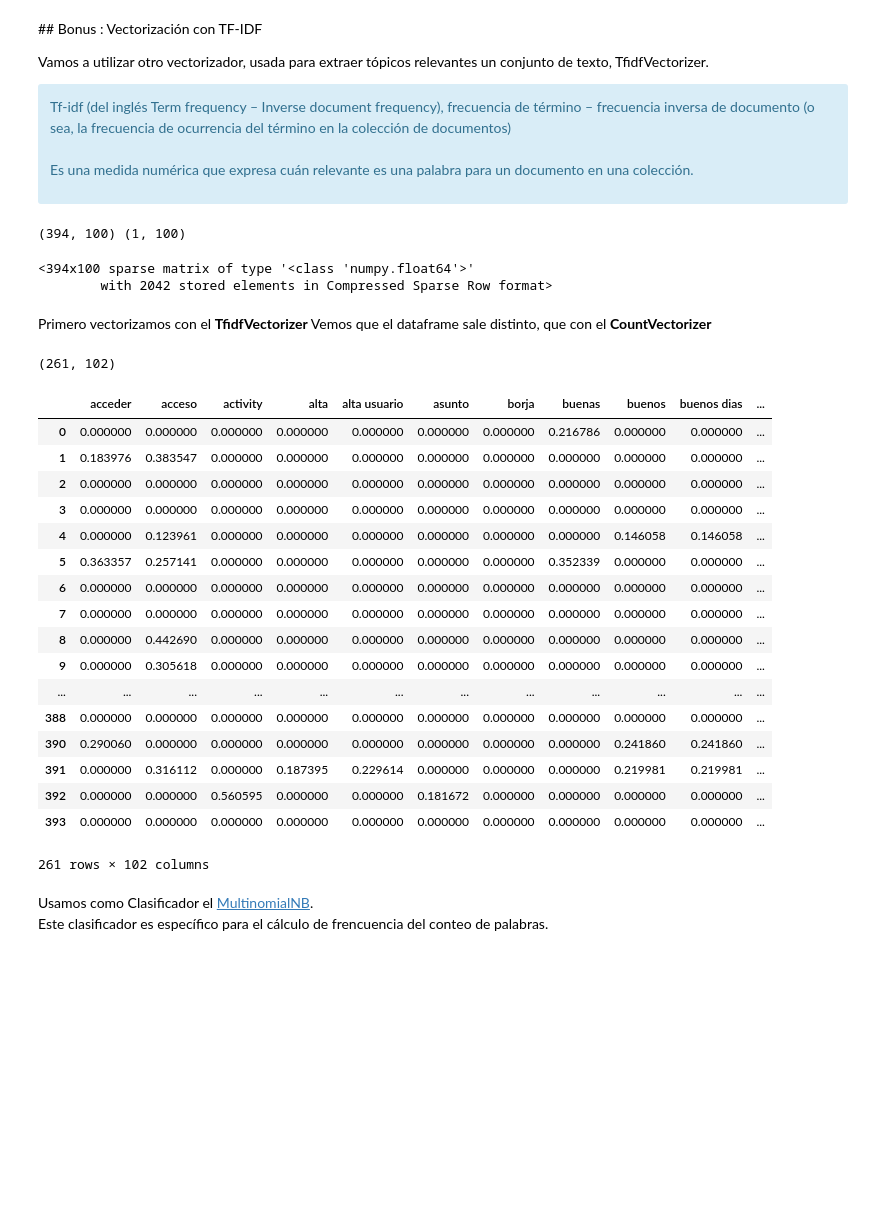
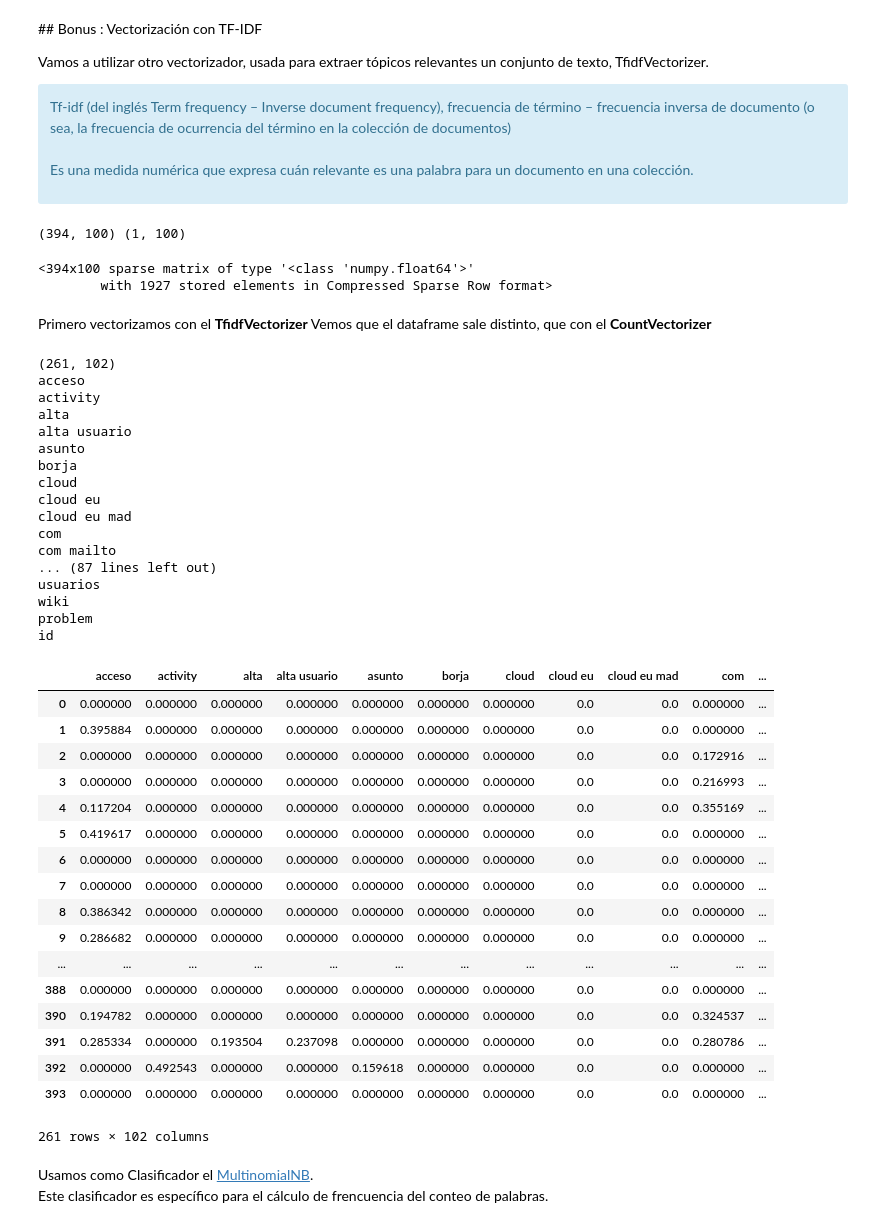
Before and after one commit to jaimevalero/python-machine-learning-book-2nd-edition, a Jupyter notebook: ejercicios/Ejercicio 10 - Natural language vectorization.ipynb, the cells around one changed output. Saved outputs shown, nothing was run; the diff lists cells and outputs as text; code cells hidden in the pictures; blank space fills up the shorter version.

```diff
--- a/ejercicios/Ejercicio 10 - Natural language vectorization.ipynb
+++ b/ejercicios/Ejercicio 10 - Natural language vectorization.ipynb
@@ -63,6 +63,8 @@ You should consider upgrading via the 'pip install --upgrade pip' command.
 from stop_words import get_stop_words
 ##  Como nos llegan tickets en dos idiomas añadimos las palabras de ambos idiomas
 stop  = get_stop_words('spanish') + get_stop_words('english')
+## Añdimos nuestras propias palabras
+stop += ["buenas", "buenos" ,"cid", "dias", "gracias", "hola","mucho","mucha" ,"poder","proyecto","please" ,"saludo","tardes","www"]
 
 print(stop)
 # %% [output]
@@ -76,7 +78,6 @@ Quitamos :
 además, concatenamos el campo "Asunto" y "Cuerpo" de los tickets.
 # %%
 import pandas as pd
-NUM_TICKETS=1000
 
 # Preprocess
 CASES_TO_DELETE=["Problem" ,
@@ -91,6 +92,9 @@ CASES_TO_DELETE=["Problem" ,
 for case in CASES_TO_DELETE : df = df.drop(df[df.problem == case].index)
 
 df["problem"][df.problem == "unsuspend"] = "unsuspend-pdihub-user"
+df["problem"][df.problem == "add-users-to-tenant-kilo"] = "add-users-to-tenant"
+
+
 
 # Cargamos DF
 df.dropna(subset = ['problem'],inplace=True)
@@ -142,3 +145,20 @@ Name: problem, dtype: int64
 | 715 | 226624 | add-github-user | Buenos dias He perdido el acceso ... |
 | 717 | 226615 | unsuspend-pdihub-user | Estimados Desde el problema susci... |
 | 722 | 226586 | crearmaquinavirtual | Hola de cara a poder instalar una... |
+# %%
+from nltk.stem.snowball import SpanishStemmer
+from nltk.tokenize import sent_tokenize, word_tokenize
+
+# Create an stemmer, spanish
+ps = SpanishStemmer()
+a=[]
+df["stem"]="n"
+for i, row in df.iterrows():
+    a.append( ps.stem(row["ticket"]).replace('acceder', 'acceso').replace('user', 'usuario').replace('access', 'acceso'))
+
+
+# Replace stemmized column
+df["stem"]= a
+print(df.head())
+df["ticket"] = df["stem"]
+del  df["stem"]
@@ -402,7 +434,6 @@ Vamos a utilizar otro vectorizador, usada para extraer tópicos relevantes un co
 Tf-idf (del inglés Term frequency – Inverse document frequency), frecuencia de término – frecuencia inversa de documento (o sea, la frecuencia de ocurrencia del término en la colección de documentos)<br><br>Es una medida numérica que expresa cuán relevante es una palabra para un documento en una colección.</div>
 # %%
 
-MAX_FEATURES=100
 
 from sklearn.feature_extraction.text import CountVectorizer
 count = CountVectorizer( max_df=.1,
@@ -421,7 +452,7 @@ X_train_tf
 # %% [output]
 (394, 100) (1, 100)
 <394x100 sparse matrix of type '<class 'numpy.float64'>'
-        with 2042 stored elements in Compressed Sparse Row format>
+        with 1927 stored elements in Compressed Sparse Row format>
 # %% [markdown]
 Primero vectorizamos con el **TfidfVectorizer**
 Vemos que el dataframe sale distinto, que con el **CountVectorizer**
@@ -435,50 +466,68 @@ import numpy as np
 tf = TfidfVectorizer(analyzer='word',
                      ngram_range=(1,3),
                      max_features=MAX_FEATURES,
                      min_df = 0,
                      stop_words = stop,
                      sublinear_tf=True)
 
 X_train_tf =  tf.fit_transform(df['ticket'].values)
 
 tf_transformer = TfidfTransformer(use_idf=False).fit(X)
 feature_names = tf.get_feature_names()
 
 X = tf.fit_transform(df['ticket'].values)
 
 
 
 
 df_vectorizado = DataFrame(X.A, columns=tf.get_feature_names() )
 df_vectorizado_short =DataFrame(X.A, columns=tf.get_feature_names() )
 
 # Añadimos el campo problem, que sera el campo a predecir
 df_vectorizado["problem"] = df["problem"]
 
 df_vectorizado["id"] = df["id"]
 df_vectorizado.dropna(subset = ['problem'],inplace=True)
 
 print(df_vectorizado.shape)
+for c in df_vectorizado.columns : print (c)
+
 df_vectorizado
 # %% [output]
 (261, 102)
+acceso
+activity
+alta
+alta usuario
+asunto
+borja
+cloud
+cloud eu
+cloud eu mad
+com
+com mailto
+... (87 lines left out)
+usuarios
+wiki
+problem
+id
-|  | acceder | acceso | activity | alta | alta usuario | asunto | borja | buenas | buenos | buenos dias | ... |
-| 0 | 0.000000 | 0.000000 | 0.000000 | 0.000000 | 0.000000 | 0.000000 | 0.000000 | 0.216786 | 0.000000 | 0.000000 | ... |
-| 1 | 0.183976 | 0.383547 | 0.000000 | 0.000000 | 0.000000 | 0.000000 | 0.000000 | 0.000000 | 0.000000 | 0.000000 | ... |
-| 2 | 0.000000 | 0.000000 | 0.000000 | 0.000000 | 0.000000 | 0.000000 | 0.000000 | 0.000000 | 0.000000 | 0.000000 | ... |
-| 3 | 0.000000 | 0.000000 | 0.000000 | 0.000000 | 0.000000 | 0.000000 | 0.000000 | 0.000000 | 0.000000 | 0.000000 | ... |
-| 4 | 0.000000 | 0.123961 | 0.000000 | 0.000000 | 0.000000 | 0.000000 | 0.000000 | 0.000000 | 0.146058 | 0.146058 | ... |
-| 5 | 0.363357 | 0.257141 | 0.000000 | 0.000000 | 0.000000 | 0.000000 | 0.000000 | 0.352339 | 0.000000 | 0.000000 | ... |
-| 6 | 0.000000 | 0.000000 | 0.000000 | 0.000000 | 0.000000 | 0.000000 | 0.000000 | 0.000000 | 0.000000 | 0.000000 | ... |
-| 7 | 0.000000 | 0.000000 | 0.000000 | 0.000000 | 0.000000 | 0.000000 | 0.000000 | 0.000000 | 0.000000 | 0.000000 | ... |
-| 8 | 0.000000 | 0.442690 | 0.000000 | 0.000000 | 0.000000 | 0.000000 | 0.000000 | 0.000000 | 0.000000 | 0.000000 | ... |
-| 9 | 0.000000 | 0.305618 | 0.000000 | 0.000000 | 0.000000 | 0.000000 | 0.000000 | 0.000000 | 0.000000 | 0.000000 | ... |
+|  | acceso | activity | alta | alta usuario | asunto | borja | cloud | cloud eu | cloud eu mad | com | ... |
+| 0 | 0.000000 | 0.000000 | 0.000000 | 0.000000 | 0.000000 | 0.000000 | 0.000000 | 0.0 | 0.0 | 0.000000 | ... |
+| 1 | 0.395884 | 0.000000 | 0.000000 | 0.000000 | 0.000000 | 0.000000 | 0.000000 | 0.0 | 0.0 | 0.000000 | ... |
+| 2 | 0.000000 | 0.000000 | 0.000000 | 0.000000 | 0.000000 | 0.000000 | 0.000000 | 0.0 | 0.0 | 0.172916 | ... |
+| 3 | 0.000000 | 0.000000 | 0.000000 | 0.000000 | 0.000000 | 0.000000 | 0.000000 | 0.0 | 0.0 | 0.216993 | ... |
+| 4 | 0.117204 | 0.000000 | 0.000000 | 0.000000 | 0.000000 | 0.000000 | 0.000000 | 0.0 | 0.0 | 0.355169 | ... |
+| 5 | 0.419617 | 0.000000 | 0.000000 | 0.000000 | 0.000000 | 0.000000 | 0.000000 | 0.0 | 0.0 | 0.000000 | ... |
+| 6 | 0.000000 | 0.000000 | 0.000000 | 0.000000 | 0.000000 | 0.000000 | 0.000000 | 0.0 | 0.0 | 0.000000 | ... |
+| 7 | 0.000000 | 0.000000 | 0.000000 | 0.000000 | 0.000000 | 0.000000 | 0.000000 | 0.0 | 0.0 | 0.000000 | ... |
+| 8 | 0.386342 | 0.000000 | 0.000000 | 0.000000 | 0.000000 | 0.000000 | 0.000000 | 0.0 | 0.0 | 0.000000 | ... |
+| 9 | 0.286682 | 0.000000 | 0.000000 | 0.000000 | 0.000000 | 0.000000 | 0.000000 | 0.0 | 0.0 | 0.000000 | ... |
 | ... | ... | ... | ... | ... | ... | ... | ... | ... | ... | ... | ... |
-| 388 | 0.000000 | 0.000000 | 0.000000 | 0.000000 | 0.000000 | 0.000000 | 0.000000 | 0.000000 | 0.000000 | 0.000000 | ... |
-| 390 | 0.290060 | 0.000000 | 0.000000 | 0.000000 | 0.000000 | 0.000000 | 0.000000 | 0.000000 | 0.241860 | 0.241860 | ... |
-| 391 | 0.000000 | 0.316112 | 0.000000 | 0.187395 | 0.229614 | 0.000000 | 0.000000 | 0.000000 | 0.219981 | 0.219981 | ... |
-| 392 | 0.000000 | 0.000000 | 0.560595 | 0.000000 | 0.000000 | 0.181672 | 0.000000 | 0.000000 | 0.000000 | 0.000000 | ... |
-| 393 | 0.000000 | 0.000000 | 0.000000 | 0.000000 | 0.000000 | 0.000000 | 0.000000 | 0.000000 | 0.000000 | 0.000000 | ... |
+| 388 | 0.000000 | 0.000000 | 0.000000 | 0.000000 | 0.000000 | 0.000000 | 0.000000 | 0.0 | 0.0 | 0.000000 | ... |
+| 390 | 0.194782 | 0.000000 | 0.000000 | 0.000000 | 0.000000 | 0.000000 | 0.000000 | 0.0 | 0.0 | 0.324537 | ... |
+| 391 | 0.285334 | 0.000000 | 0.193504 | 0.237098 | 0.000000 | 0.000000 | 0.000000 | 0.0 | 0.0 | 0.280786 | ... |
+| 392 | 0.000000 | 0.492543 | 0.000000 | 0.000000 | 0.159618 | 0.000000 | 0.000000 | 0.0 | 0.0 | 0.000000 | ... |
+| 393 | 0.000000 | 0.000000 | 0.000000 | 0.000000 | 0.000000 | 0.000000 | 0.000000 | 0.0 | 0.0 | 0.000000 | ... |
 261 rows × 102 columns
 # %% [markdown]
 Usamos como Clasificador el [MultinomialNB](http://scikit-learn.org/stable/modules/generated/sklearn.naive_bayes.MultinomialNB.html). <br>Este clasificador es específico para el cálculo de frencuencia del conteo de palabras.
```
Also changed, not shown: parts of 19 cells of this notebook.
